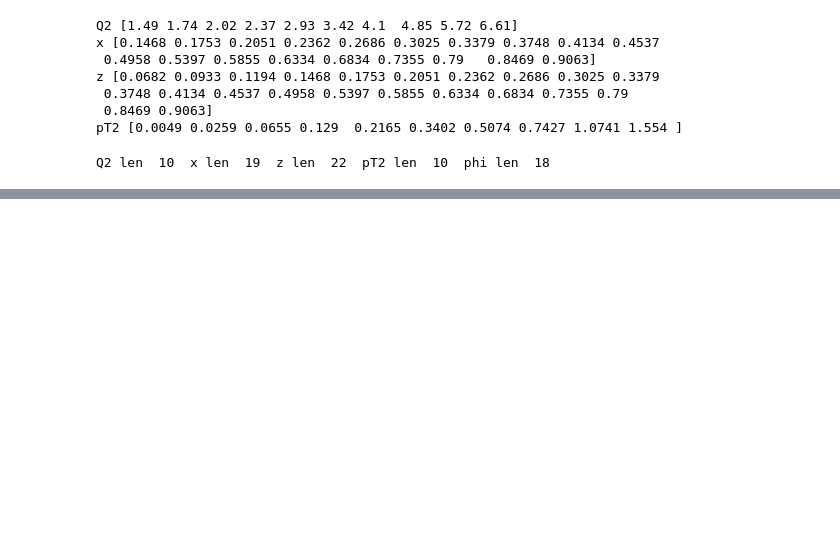
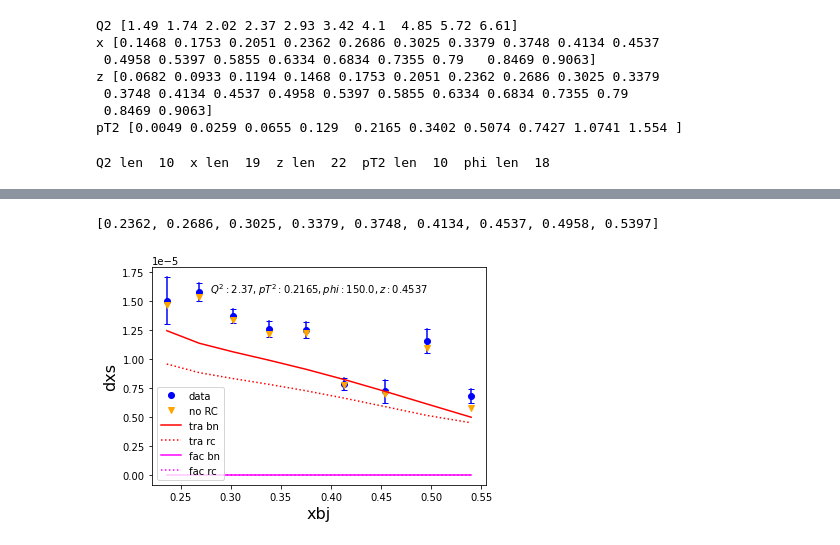
Before and after one commit to Mengzhendada/compare, a Jupyter notebook: clas6_all_compare.ipynb, the cells around one changed output, grey strips where cells are left out. Saved outputs shown, nothing was run; the diff lists cells and outputs as text; code cells hidden in the pictures; blank space fills up the shorter version.

```diff
--- a/clas6_all_compare.ipynb
+++ b/clas6_all_compare.ipynb
@@ -72,0 +79,37 @@ plt.legend()
+# %%
+#plot as a function of z
+fig = plt.figure()
+ax = fig.add_subplot()
+df_x = clas6_all[clas6_all['Q2']==Q2_list[i_Q2]][clas6_all['z']==z_list[i_z]][clas6_all['pT2']==pT2_list[i_pT2]][clas6_all['phi']==phi_list[i_phi]]
+xbjs = df_x['x'].to_list()
+print(xbjs)
+data_xs = df_x['data_xs']
+data_xs_err = df_x['data_xs_err']
+data_xs_sys = df_x['data_xs_sys']
+data_xs_RC = df_x['data_xs_RC']
+data_xs_beforeRC = []
+tra_bn = df_x['tra_bnxs']
+tra_rc = df_x['tra_rcxs']
+fac_bn = df_x['Fac_bnxs']
+fac_rc = df_x['Fac_rcxs']
+for ix in xbjs:
+    xs = df_x[df_x['x']==ix]['data_xs'].values[0]
+    xs_stat_err = df_x[df_x['x']==ix]['data_xs_err'].values[0]
+    #print(xs)
+    ax.plot([ix,ix],[xs-xs_stat_err,xs+xs_stat_err],color='blue',marker='_')
+    RC = df_x[df_x['x']==ix]['data_xs_RC'].values[0]
+    data_xs_beforeRC.append(xs/RC)
+plt.plot(xbjs,data_xs,'bo',label='data')
+plt.plot(xbjs,data_xs_beforeRC,'o',marker='v',color='orange',label='no RC')
+plt.plot(xbjs,0.2*2*5.75*0.938*tra_bn,color='red',label='tra bn')
+plt.plot(xbjs,0.2*2*5.75*0.938*(tra_bn-tra_rc),color='red',linestyle=':',label='tra rc')
+plt.plot(xbjs,0.2*2*5.75*0.938*fac_bn/(2*3.1415),color='magenta',label='fac bn')
+plt.plot(xbjs,0.2*2*5.75*0.938*fac_rc/(2*3.1415),color='magenta',linestyle=':',label='fac rc')
+ax.text(0.5,0.9,r'$Q^2:{},pT^2:{},phi:{},z:{}$'.format(Q2_list[i_Q2],pT2_list[i_pT2],phi_list[i_phi],z_list[i_z]), horizontalalignment='center', verticalalignment='center', transform=ax.transAxes)
+plt.xlabel('xbj',fontsize=16)
+plt.ylabel('dxs',fontsize=16)
+plt.legend()
+plt.savefig('results/data_compare/clas6/Q2{}_x_pT2{}_phi{}_z{}.pdf'.format(i_Q2,i_x,i_pT2,i_phi))
+# %% [output]
+[0.2362, 0.2686, 0.3025, 0.3379, 0.3748, 0.4134, 0.4537, 0.4958, 0.5397]
+[figure, added]
```
Also changed, not shown: parts of 7 cells of this notebook.
